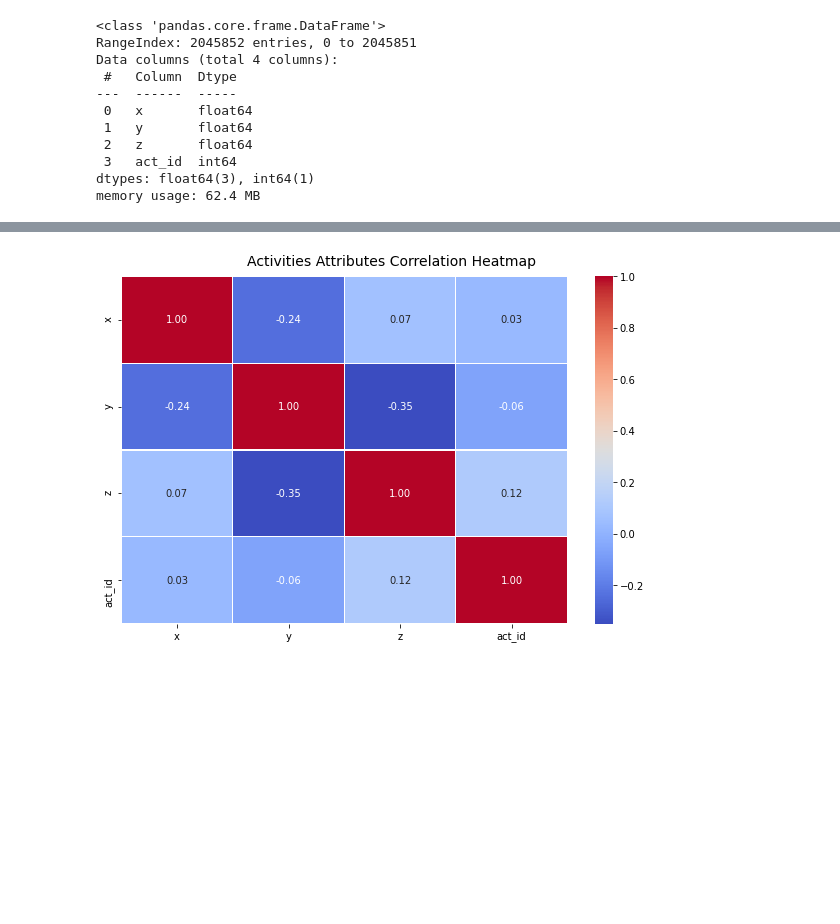
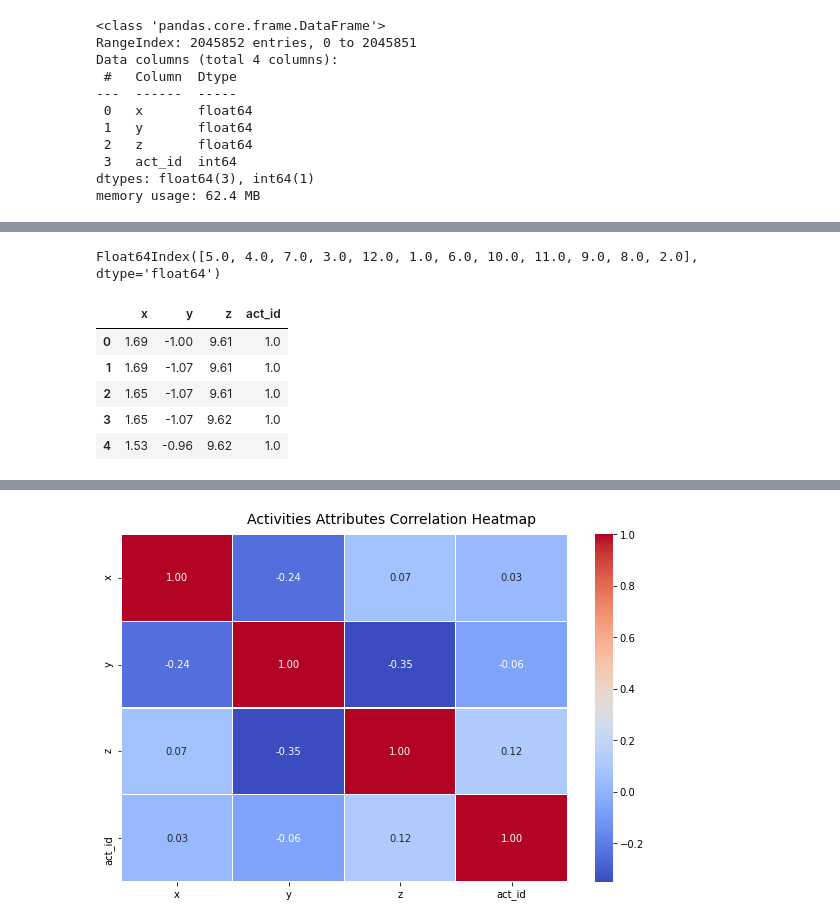
Before and after one commit to SwaksharDeb/Activity-recognition, a Jupyter notebook: HAR_CNN.ipynb, the cells around one changed output, grey strips where cells are left out. Drawn from its saved outputs; the diff is of its cells as text; code cells hidden in the pictures; blank space fills up the shorter version.

```diff
--- a/HAR_CNN.ipynb
+++ b/HAR_CNN.ipynb
@@ -86,0 +89,13 @@ dataset = pd.concat([dataset_user04, dataset_user07, dataset_user08, dataset_use
+# %%
+activities
+# %% [output]
+Float64Index([5.0, 4.0, 7.0, 3.0, 12.0, 1.0, 6.0, 10.0, 11.0, 9.0, 8.0, 2.0], dtype='float64')
+# %%
+dataset.head()
+# %% [output]
+|  | x | y | z | act_id |
+| 0 | 1.69 | -1.00 | 9.61 | 1.0 |
+| 1 | 1.69 | -1.07 | 9.61 | 1.0 |
+| 2 | 1.65 | -1.07 | 9.61 | 1.0 |
+| 3 | 1.65 | -1.07 | 9.62 | 1.0 |
+| 4 | 1.53 | -0.96 | 9.62 | 1.0 |
```
Also changed, not shown: parts of 8 cells of this notebook.
